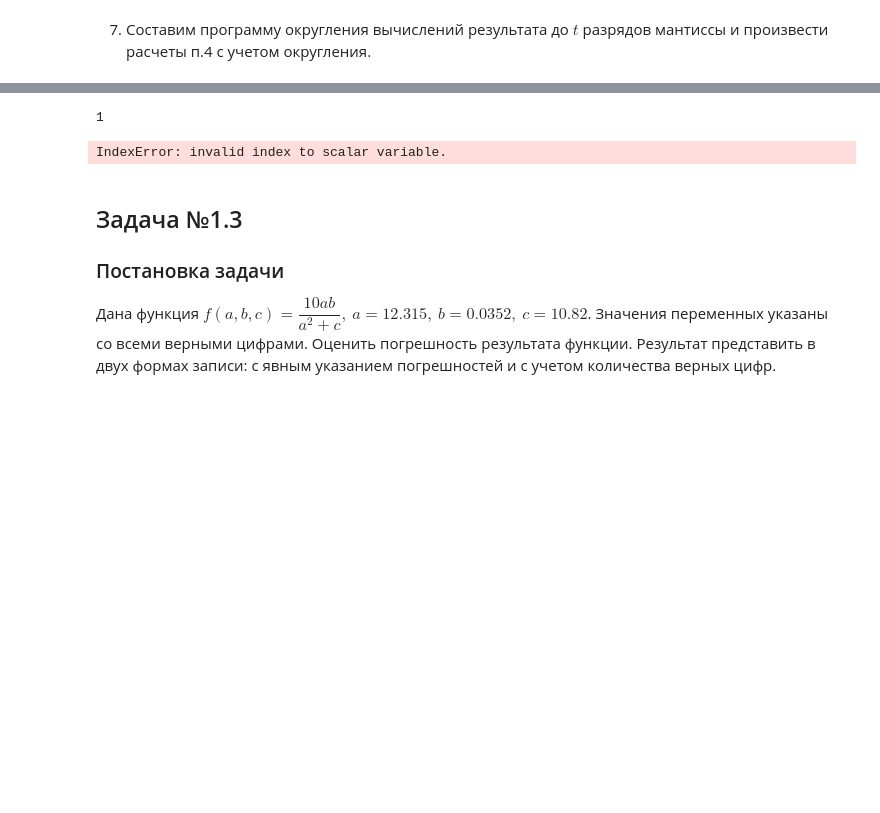
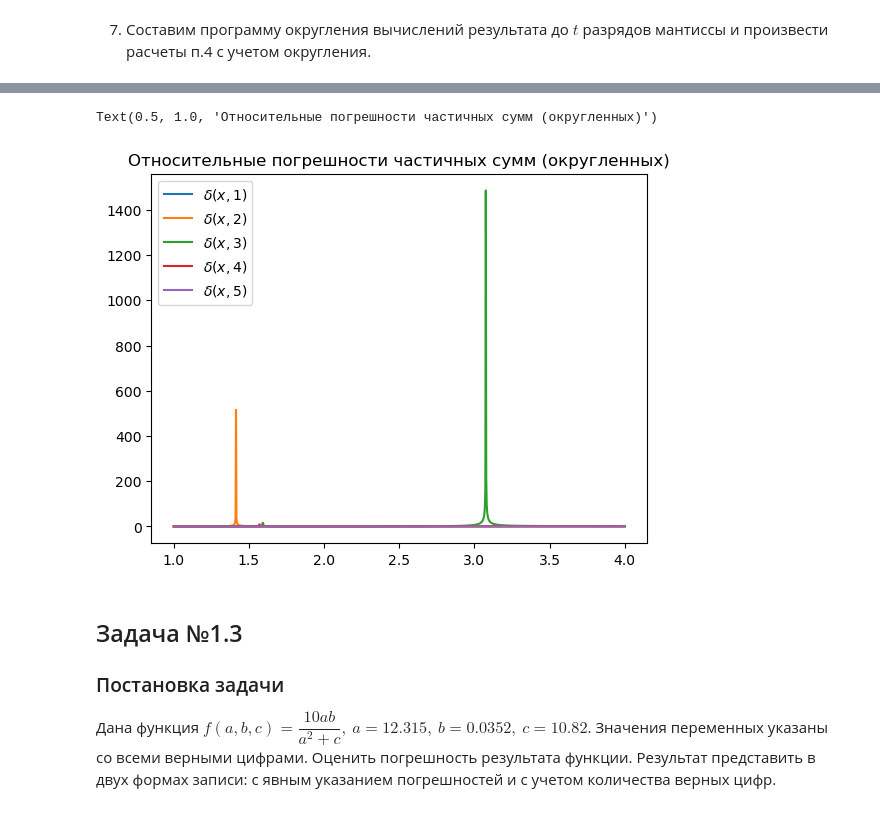
Before and after one commit to AeekTrue/mathmod, a Jupyter notebook: lab1/Lab1.ipynb, the cells around one changed output, grey strips where cells are left out. Drawn from its saved outputs; the diff is of its cells as text; code cells hidden in the pictures; blank space fills up the shorter version.

```diff
--- a/lab1/Lab1.ipynb
+++ b/lab1/Lab1.ipynb
@@ -170,13 +180,13 @@ TypeError: object of type 'float' has no len()
 # %%
-dtr = [Dtr[i] / abs(round_mant(y[i], 1)) for i in range(1, N + 1)]
+dtr = [Dtr[i] / abs(Rnd[i]) for i in range(1, N + 1)]
 dtr.insert(0, 0)
 for i in range(1, N + 1):
     plt.plot(x, dtr[i], label=f"$\delta(x,{i})$")
 plt.legend(loc=2)
 plt.title('Относительные погрешности частичных сумм (округленных)')
 # %% [output]
-1
+Text(0.5, 1.0, 'Относительные погрешности частичных сумм (округленных)')
-IndexError: invalid index to scalar variable.
+[figure, added]
 # %% [markdown]
 ## Задача №1.3
 ### Постановка задачи
```
Also changed, not shown: parts of 2 cells of this notebook.
